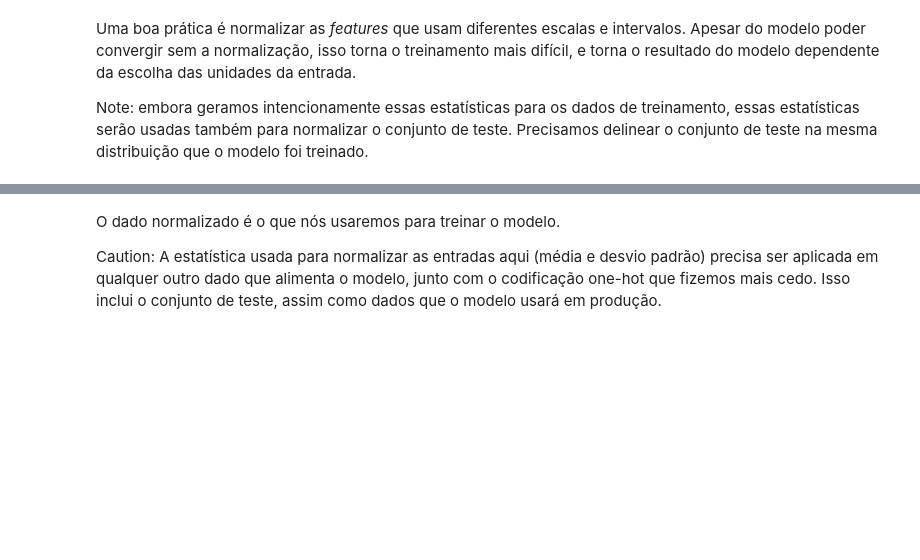
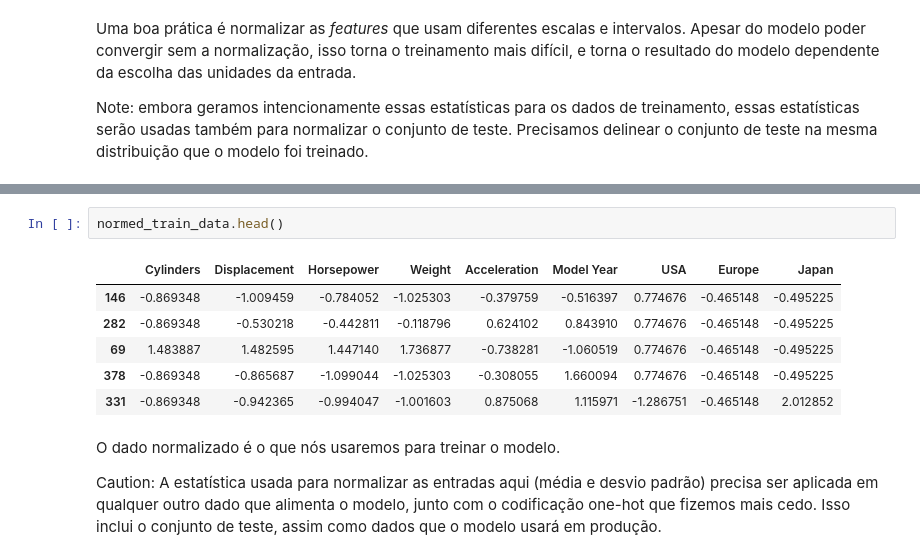
Before and after one commit to lfbraz/azure-databricks, a Jupyter notebook: notebooks/tensorflow-regression-model.ipynb, the cells around one changed output, grey strips where cells are left out. Drawn from its saved outputs; the diff is of its cells as text; blank space fills up the shorter version.

```diff
--- a/notebooks/tensorflow-regression-model.ipynb
+++ b/notebooks/tensorflow-regression-model.ipynb
@@ -191,6 +195,15 @@ normed_train_data = norm(train_dataset)
 normed_test_data = norm(test_dataset)
 # %% [output]
 [interactive output not drawn]
+# %%
+normed_train_data.head()
+# %% [output]
+|  | Cylinders | Displacement | Horsepower | Weight | Acceleration | Model Year | USA | Europe | Japan |
+| 146 | -0.869348 | -1.009459 | -0.784052 | -1.025303 | -0.379759 | -0.516397 | 0.774676 | -0.465148 | -0.495225 |
+| 282 | -0.869348 | -0.530218 | -0.442811 | -0.118796 | 0.624102 | 0.843910 | 0.774676 | -0.465148 | -0.495225 |
+| 69 | 1.483887 | 1.482595 | 1.447140 | 1.736877 | -0.738281 | -1.060519 | 0.774676 | -0.465148 | -0.495225 |
+| 378 | -0.869348 | -0.865687 | -1.099044 | -1.025303 | -0.308055 | 1.660094 | 0.774676 | -0.465148 | -0.495225 |
+| 331 | -0.869348 | -0.942365 | -0.994047 | -1.001603 | 0.875068 | 1.115971 | -1.286751 | -0.465148 | 2.012852 |
 # %% [markdown]
 O dado normalizado é o que nós usaremos para treinar o modelo.
 
```
Also changed, not shown: parts of 4 cells of this notebook.
